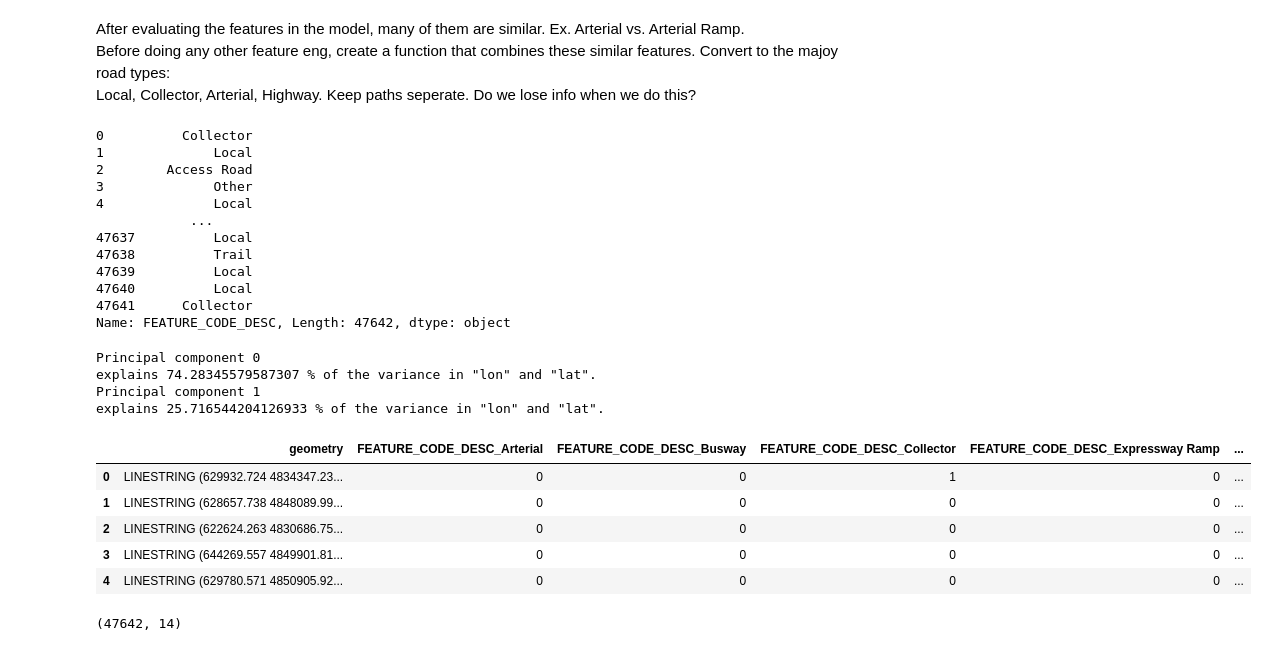
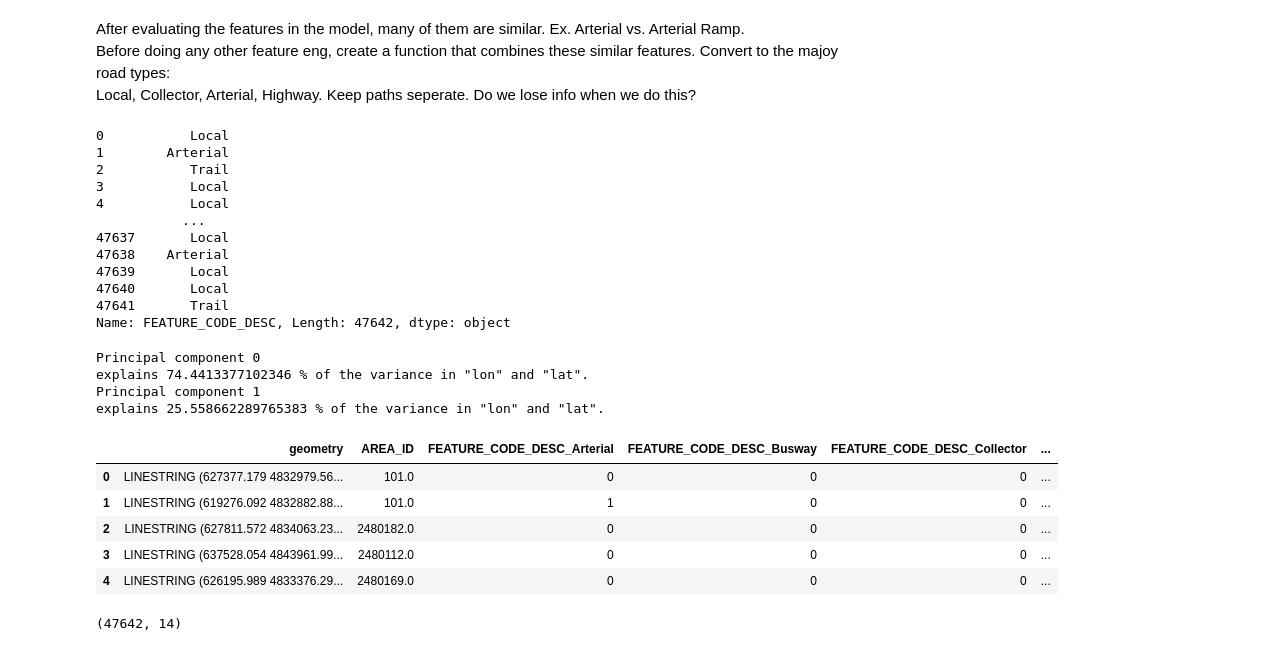
Before and after one commit to KeaganHRankin/Cycle-Classifier, a Jupyter notebook: model/road_feature_model.ipynb, the cells around one changed output. Drawn from its saved outputs; the diff is of its cells as text; code cells hidden in the pictures.

```diff
--- a/model/road_feature_model.ipynb
+++ b/model/road_feature_model.ipynb
@@ -13,7 +13,7 @@ plt.style.use('seaborn-colorblind')
 # %% [markdown]
 Import train centreline data
 # %%
-train_data = pd.read_csv('C:/Users/Keagan Rankin/Documents/PycharmProj/data/training_data/centreline_train.csv')
+train_data = pd.read_csv('C:/Users/Keagan Rankin/Documents/PycharmProj/data/training_data/centreline_train_spatial.csv')
 print(train_data.shape)
 train_data.head()
 # %% [output]
@@ -52,17 +53,17 @@ def map_centreline_features(data):
 train_data = map_centreline_features(train_data)
 train_data['FEATURE_CODE_DESC']
 # %% [output]
-0          Collector
-1              Local
-2        Access Road
-3              Other
-4              Local
-            ...
-47637          Local
-47638          Trail
-47639          Local
-47640          Local
-47641      Collector
+0           Local
+1        Arterial
+2           Trail
+3           Local
+4           Local
+           ...
+47637       Local
+47638    Arterial
+47639       Local
+47640       Local
+47641       Trail
 Name: FEATURE_CODE_DESC, Length: 47642, dtype: object
 # %%
 # Split features/target
@@ -71,22 +72,22 @@ y_train_access = train_data['high access']
 X_train = train_data.drop(['LTS','high access'], axis=1)
 # %%
 # Engineer features usign model functions.
-keep_rows = ['FEATURE_CODE_DESC','geometry']
+keep_rows = ['FEATURE_CODE_DESC','geometry', 'AREA_ID']
 X_train = droprows(X_train, keep_rows)
 X_train = add_regions(X_train, 2, 3)
 X_train = dummy(X_train, dummy_feats=['FEATURE_CODE_DESC','x_region','y_region'])
 X_train.head()
 # %% [output]
 Principal component 0
-explains 74.28345579587307 % of the variance in "lon" and "lat".
+explains 74.4413377102346 % of the variance in "lon" and "lat".
 Principal component 1
-explains 25.716544204126933 % of the variance in "lon" and "lat".
+explains 25.558662289765383 % of the variance in "lon" and "lat".
-|  | geometry | FEATURE_CODE_DESC_Arterial | FEATURE_CODE_DESC_Busway | FEATURE_CODE_DESC_Collector | FEATURE_CODE_DESC_Expressway Ramp | ... |
-| 0 | LINESTRING (629932.724 4834347.23... | 0 | 0 | 1 | 0 | ... |
-| 1 | LINESTRING (628657.738 4848089.99... | 0 | 0 | 0 | 0 | ... |
-| 2 | LINESTRING (622624.263 4830686.75... | 0 | 0 | 0 | 0 | ... |
-| 3 | LINESTRING (644269.557 4849901.81... | 0 | 0 | 0 | 0 | ... |
-| 4 | LINESTRING (629780.571 4850905.92... | 0 | 0 | 0 | 0 | ... |
+|  | geometry | AREA_ID | FEATURE_CODE_DESC_Arterial | FEATURE_CODE_DESC_Busway | FEATURE_CODE_DESC_Collector | ... |
+| 0 | LINESTRING (627377.179 4832979.56... | 101.0 | 0 | 0 | 0 | ... |
+| 1 | LINESTRING (619276.092 4832882.88... | 101.0 | 1 | 0 | 0 | ... |
+| 2 | LINESTRING (627811.572 4834063.23... | 2480182.0 | 0 | 0 | 0 | ... |
+| 3 | LINESTRING (637528.054 4843961.99... | 2480112.0 | 0 | 0 | 0 | ... |
+| 4 | LINESTRING (626195.989 4833376.29... | 2480169.0 | 0 | 0 | 0 | ... |
 # %%
 X_train.shape
 # %% [output]
```
Also changed, not shown: parts of 12 cells of this notebook, 2 other files.
